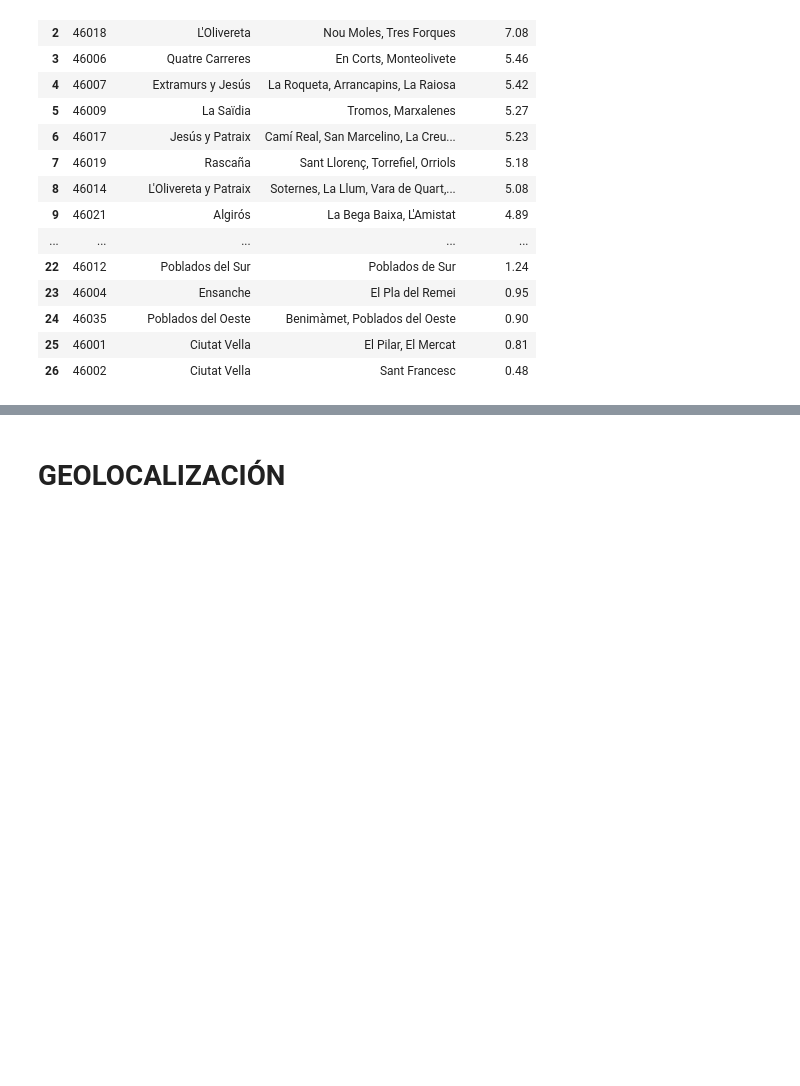
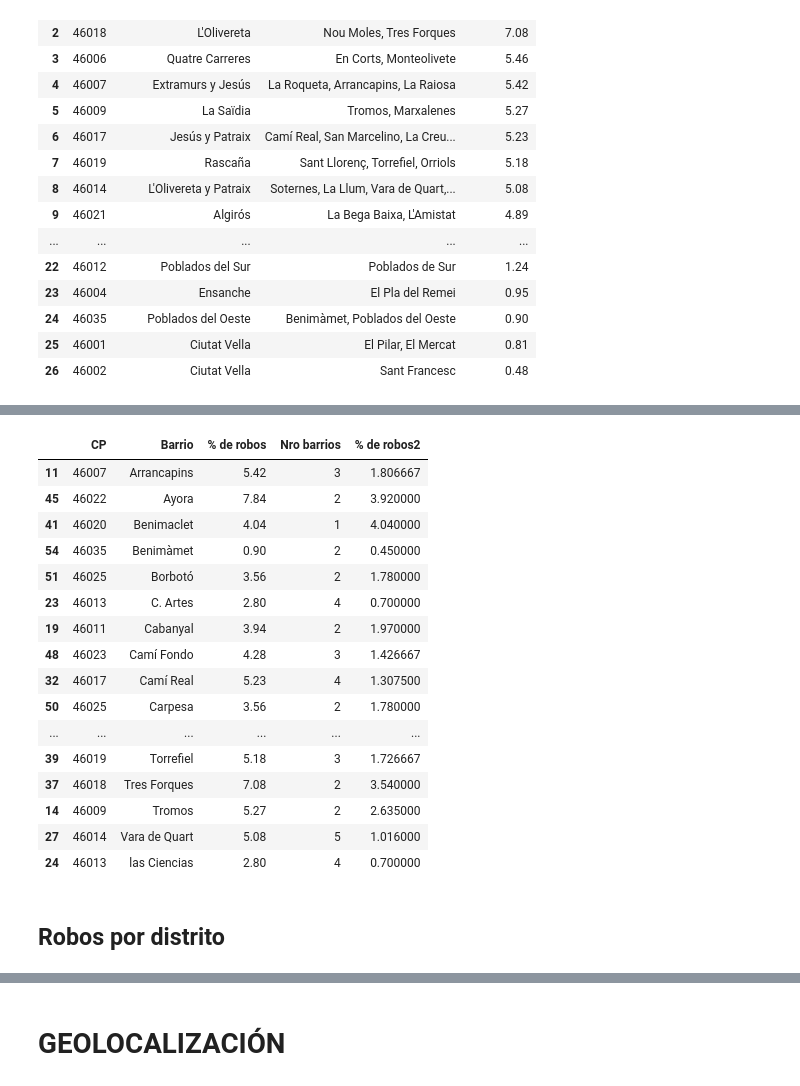
Before and after one commit to Nomadas-Digitales/nomadas-data, a Jupyter notebook: src/WebScrapingNivelRobos.ipynb, the cells around one changed output, grey strips where cells are left out. Saved outputs shown, nothing was run; the diff lists cells and outputs as text; code cells hidden in the pictures; blank space fills up the shorter version.

```diff
--- a/src/WebScrapingNivelRobos.ipynb
+++ b/src/WebScrapingNivelRobos.ipynb
@@ -206,3 +197,25 @@ new_df2["Nro barrios"].value_counts()
 4     8
 5     5
 Name: Nro barrios, dtype: int64
+# %%
+new_df2.sort_values(by='Barrio')
+# %% [output]
+|  | CP | Barrio | % de robos | Nro barrios | % de robos2 |
+| 11 | 46007 | Arrancapins | 5.42 | 3 | 1.806667 |
+| 45 | 46022 | Ayora | 7.84 | 2 | 3.920000 |
+| 41 | 46020 | Benimaclet | 4.04 | 1 | 4.040000 |
+| 54 | 46035 | Benimàmet | 0.90 | 2 | 0.450000 |
+| 51 | 46025 | Borbotó | 3.56 | 2 | 1.780000 |
+| 23 | 46013 | C. Artes | 2.80 | 4 | 0.700000 |
+| 19 | 46011 | Cabanyal | 3.94 | 2 | 1.970000 |
+| 48 | 46023 | Camí Fondo | 4.28 | 3 | 1.426667 |
+| 32 | 46017 | Camí Real | 5.23 | 4 | 1.307500 |
+| 50 | 46025 | Carpesa | 3.56 | 2 | 1.780000 |
+| ... | ... | ... | ... | ... | ... |
+| 39 | 46019 | Torrefiel | 5.18 | 3 | 1.726667 |
+| 37 | 46018 | Tres Forques | 7.08 | 2 | 3.540000 |
+| 14 | 46009 | Tromos | 5.27 | 2 | 2.635000 |
+| 27 | 46014 | Vara de Quart | 5.08 | 5 | 1.016000 |
+| 24 | 46013 | las Ciencias | 2.80 | 4 | 0.700000 |
+# %% [markdown]
+## Robos por distrito
```
Also changed, not shown: parts of 17 cells of this notebook.
